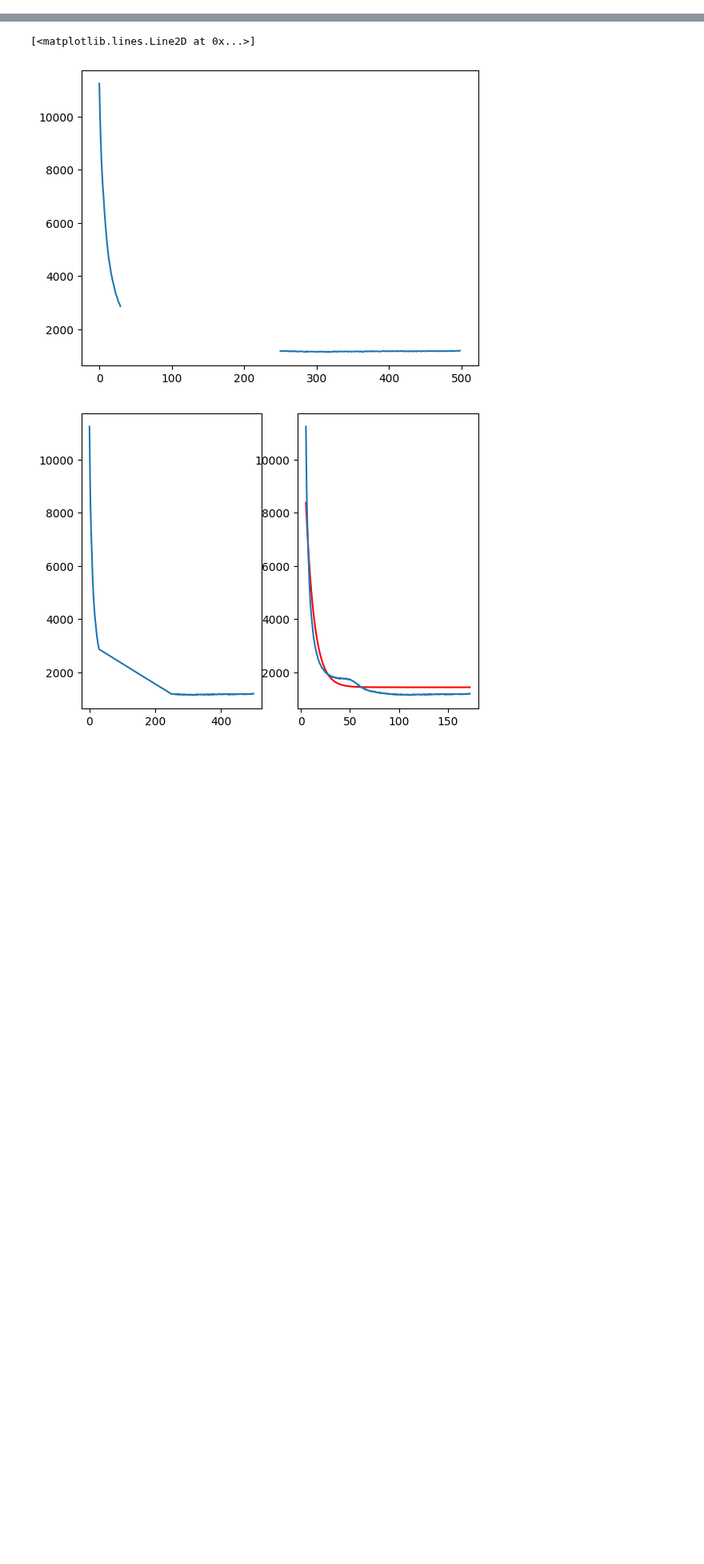
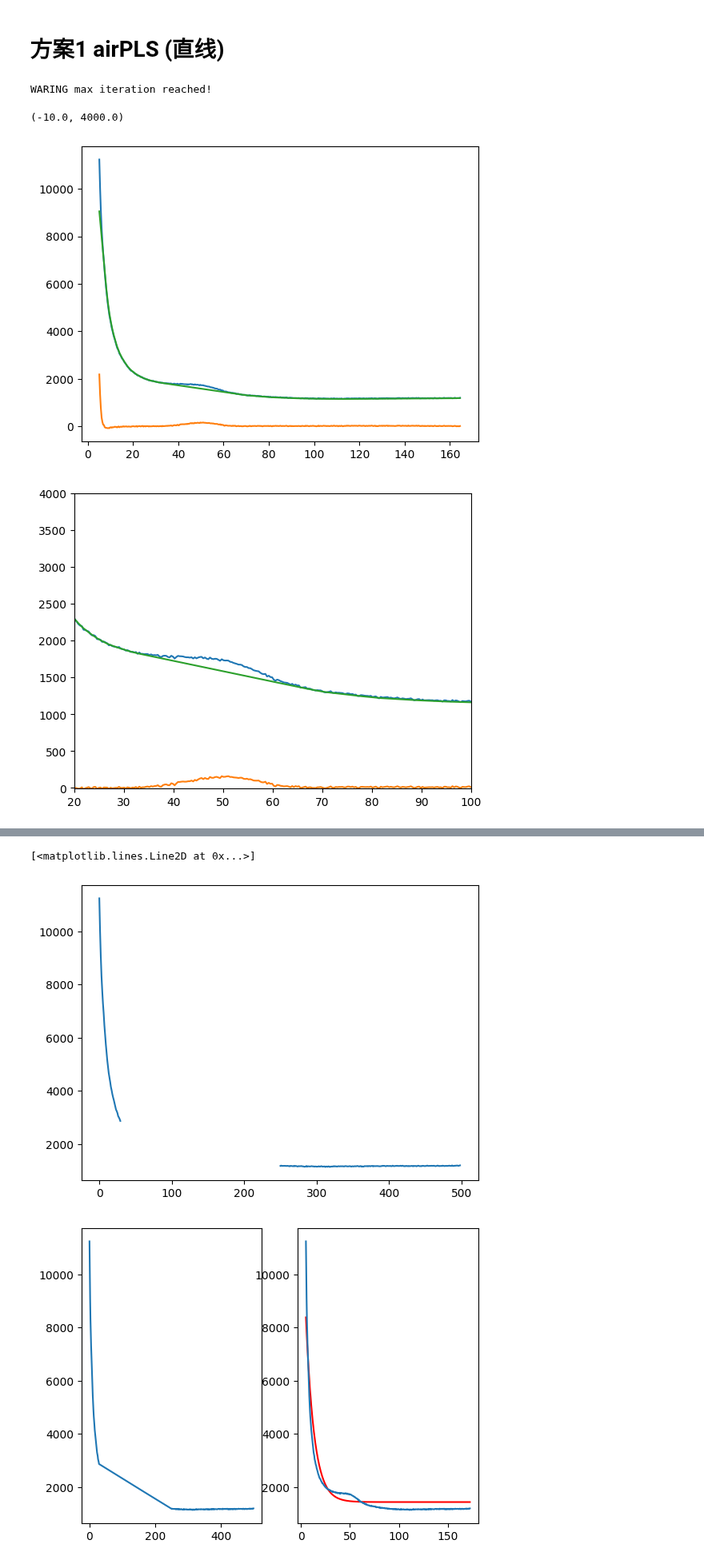
Before and after one commit to moria5161/Ramancloud, a Jupyter notebook: samples/tmp.ipynb, the cells around one changed output, grey strips where cells are left out. Shown at 80% size. Cells and saved outputs as stored; diff of their text form; code cells hidden in the pictures; blank space fills up the shorter version.

```diff
--- a/samples/tmp.ipynb
+++ b/samples/tmp.ipynb
@@ -3,0 +5,25 @@ from BaselineRemoval import BaselineRemoval as br
+# %% [markdown]
+# 方案1 airPLS (直线)
+# %%
+id = 525
+id2 = 1000
+data = np.loadtxt(r'12--1_4v_01.txt')
+obj = br(data[id:id2, -1])
+res = obj.ZhangFit(lambda_=6)
+plt.figure()
+plt.plot(data[id:id2, 0], data[id:id2, -1])
+
+plt.plot(data[id:id2, 0], res)
+plt.plot(data[id:id2, 0], data[id:id2, -1] - res)
+plt.figure()
+plt.plot(data[id:id2, 0], data[id:id2, -1])
+
+plt.plot(data[id:id2, 0], res)
+plt.plot(data[id:id2, 0], data[id:id2, -1] - res)
+plt.xlim(20, 100)
+plt.ylim(-10, 4000)
+# %% [output]
+WARING max iteration reached!
+(-10.0, 4000.0)
+[figure, added]
+[figure, added]
```
Also changed, not shown: parts of 19 cells of this notebook, 4 other files.
